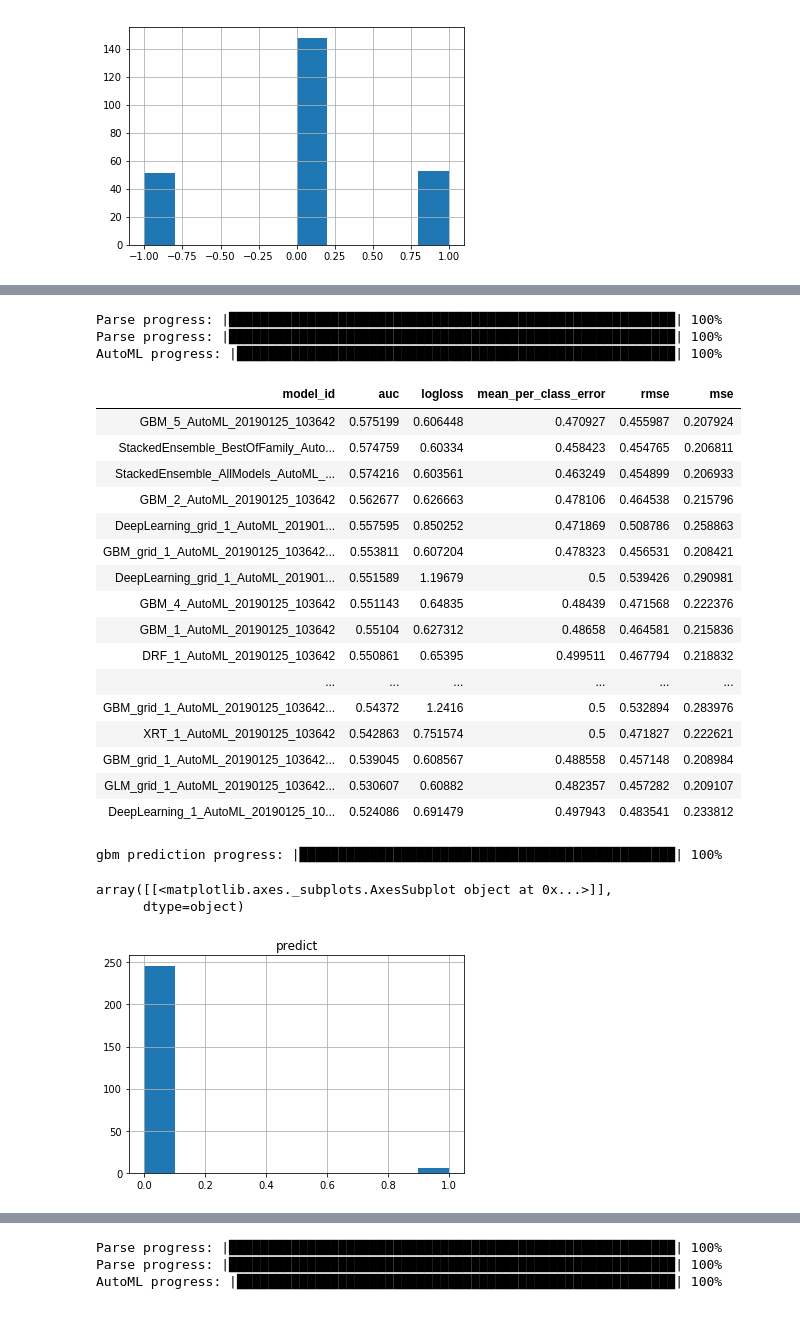
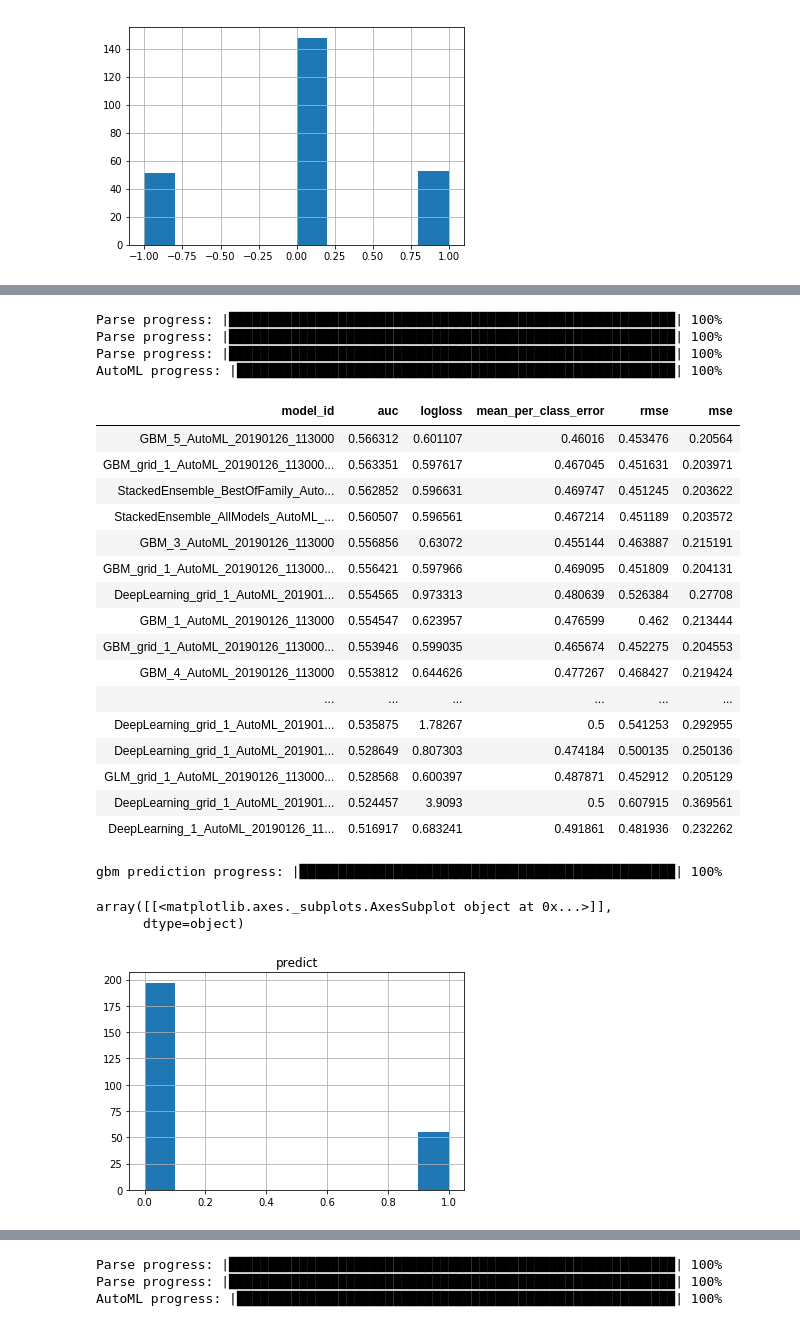
Before and after one commit to IzidoroBaltazar/MachineLearningEngineer, a Jupyter notebook: capstone_project/trading_project.ipynb, the cells around one changed output, grey strips where cells are left out. Drawn from its saved outputs; the diff is of its cells as text; code cells hidden in the pictures.

```diff
--- a/capstone_project/trading_project.ipynb
+++ b/capstone_project/trading_project.ipynb
@@ -1065,6 +1082,7 @@ sns.heatmap(confusion_matrix(df['label'], df['trade']), annot=True, fmt="d")
 # %%
 # Import a sample binary outcome train/test set into H2O
-train = h2o.import_file("data/corn_pca_short.csv")
+train = h2o.import_file("data/corn_pca_short_train.csv")
+validation = h2o.import_file("data/corn_pca_short_validation.csv")
 test = h2o.import_file("data/corn_pca_short_test.csv")
 
 # Identify predictors and response
@@ -1075,11 +1093,12 @@ x.remove(y)
 
 # For binary classification, response should be a factor
 train[y] = train[y].asfactor()
+validation[y] = validation[y].asfactor()
 test[y] = test[y].asfactor()
 
 # Run AutoML for 20 base models (limited to 1 hour max runtime by default)
 aml = H2OAutoML(max_models=20, max_runtime_secs=600, seed=1234)
-aml.train(x=x, y=y, training_frame=train)
+aml.train(x=x, y=y, training_frame=train, validation_frame=validation)
 
 # View the AutoML Leaderboard
 lb = aml.leaderboard
@@ -1097,36 +1116,37 @@ lb.head(rows=lb.nrows)  # Print all rows instead of default (10 rows)
 # or:
 # preds = aml.leader.predict(test)
 # %% [output]
+Parse progress: |█████████████████████████████████████████████████████████| 100%
 Parse progress: |█████████████████████████████████████████████████████████| 100%
 Parse progress: |█████████████████████████████████████████████████████████| 100%
 AutoML progress: |████████████████████████████████████████████████████████| 100%
 | model_id | auc | logloss | mean_per_class_error | rmse | mse |
-| GBM_5_AutoML_20190125_103642 | 0.575199 | 0.606448 | 0.470927 | 0.455987 | 0.207924 |
-| StackedEnsemble_BestOfFamily_Auto... | 0.574759 | 0.60334 | 0.458423 | 0.454765 | 0.206811 |
-| StackedEnsemble_AllModels_AutoML_... | 0.574216 | 0.603561 | 0.463249 | 0.454899 | 0.206933 |
-| GBM_2_AutoML_20190125_103642 | 0.562677 | 0.626663 | 0.478106 | 0.464538 | 0.215796 |
-| DeepLearning_grid_1_AutoML_201901... | 0.557595 | 0.850252 | 0.471869 | 0.508786 | 0.258863 |
-| GBM_grid_1_AutoML_20190125_103642... | 0.553811 | 0.607204 | 0.478323 | 0.456531 | 0.208421 |
-| DeepLearning_grid_1_AutoML_201901... | 0.551589 | 1.19679 | 0.5 | 0.539426 | 0.290981 |
-| GBM_4_AutoML_20190125_103642 | 0.551143 | 0.64835 | 0.48439 | 0.471568 | 0.222376 |
-| GBM_1_AutoML_20190125_103642 | 0.55104 | 0.627312 | 0.48658 | 0.464581 | 0.215836 |
-| DRF_1_AutoML_20190125_103642 | 0.550861 | 0.65395 | 0.499511 | 0.467794 | 0.218832 |
+| GBM_5_AutoML_20190126_113000 | 0.566312 | 0.601107 | 0.46016 | 0.453476 | 0.20564 |
+| GBM_grid_1_AutoML_20190126_113000... | 0.563351 | 0.597617 | 0.467045 | 0.451631 | 0.203971 |
+| StackedEnsemble_BestOfFamily_Auto... | 0.562852 | 0.596631 | 0.469747 | 0.451245 | 0.203622 |
+| StackedEnsemble_AllModels_AutoML_... | 0.560507 | 0.596561 | 0.467214 | 0.451189 | 0.203572 |
+| GBM_3_AutoML_20190126_113000 | 0.556856 | 0.63072 | 0.455144 | 0.463887 | 0.215191 |
+| GBM_grid_1_AutoML_20190126_113000... | 0.556421 | 0.597966 | 0.469095 | 0.451809 | 0.204131 |
+| DeepLearning_grid_1_AutoML_201901... | 0.554565 | 0.973313 | 0.480639 | 0.526384 | 0.27708 |
+| GBM_1_AutoML_20190126_113000 | 0.554547 | 0.623957 | 0.476599 | 0.462 | 0.213444 |
+| GBM_grid_1_AutoML_20190126_113000... | 0.553946 | 0.599035 | 0.465674 | 0.452275 | 0.204553 |
+| GBM_4_AutoML_20190126_113000 | 0.553812 | 0.644626 | 0.477267 | 0.468427 | 0.219424 |
 | ... | ... | ... | ... | ... | ... |
-| GBM_grid_1_AutoML_20190125_103642... | 0.54372 | 1.2416 | 0.5 | 0.532894 | 0.283976 |
-| XRT_1_AutoML_20190125_103642 | 0.542863 | 0.751574 | 0.5 | 0.471827 | 0.222621 |
-| GBM_grid_1_AutoML_20190125_103642... | 0.539045 | 0.608567 | 0.488558 | 0.457148 | 0.208984 |
-| GLM_grid_1_AutoML_20190125_103642... | 0.530607 | 0.60882 | 0.482357 | 0.457282 | 0.209107 |
-| DeepLearning_1_AutoML_20190125_10... | 0.524086 | 0.691479 | 0.497943 | 0.483541 | 0.233812 |
+| DeepLearning_grid_1_AutoML_201901... | 0.535875 | 1.78267 | 0.5 | 0.541253 | 0.292955 |
+| DeepLearning_grid_1_AutoML_201901... | 0.528649 | 0.807303 | 0.474184 | 0.500135 | 0.250136 |
+| GLM_grid_1_AutoML_20190126_113000... | 0.528568 | 0.600397 | 0.487871 | 0.452912 | 0.205129 |
+| DeepLearning_grid_1_AutoML_201901... | 0.524457 | 3.9093 | 0.5 | 0.607915 | 0.369561 |
+| DeepLearning_1_AutoML_20190126_11... | 0.516917 | 0.683241 | 0.491861 | 0.481936 | 0.232262 |
 # %%
 preds = aml.leader.predict(test)
 a = preds[0].as_data_frame()
-b = a.predict.map(lambda x: -1 if x == 1 else 0).values
+b = a.predict.map(lambda x: -1 if x > 0 else 0).values
 a.hist()
 # %% [output]
 gbm prediction progress: |████████████████████████████████████████████████| 100%
 array([[<matplotlib.axes._subplots.AxesSubplot object at 0x...>]],
       dtype=object)
-[figure, old version]
+[figure, new version]
 # %%
 corn_account = get_account(b, corn_gains.loc[corn_gains.index > validate_date], corn_label_validate, stop_loss_long=300, stop_loss_short=300)
 # %% [output]
```
Also changed, not shown: parts of 25 cells of this notebook, 29 other files.
